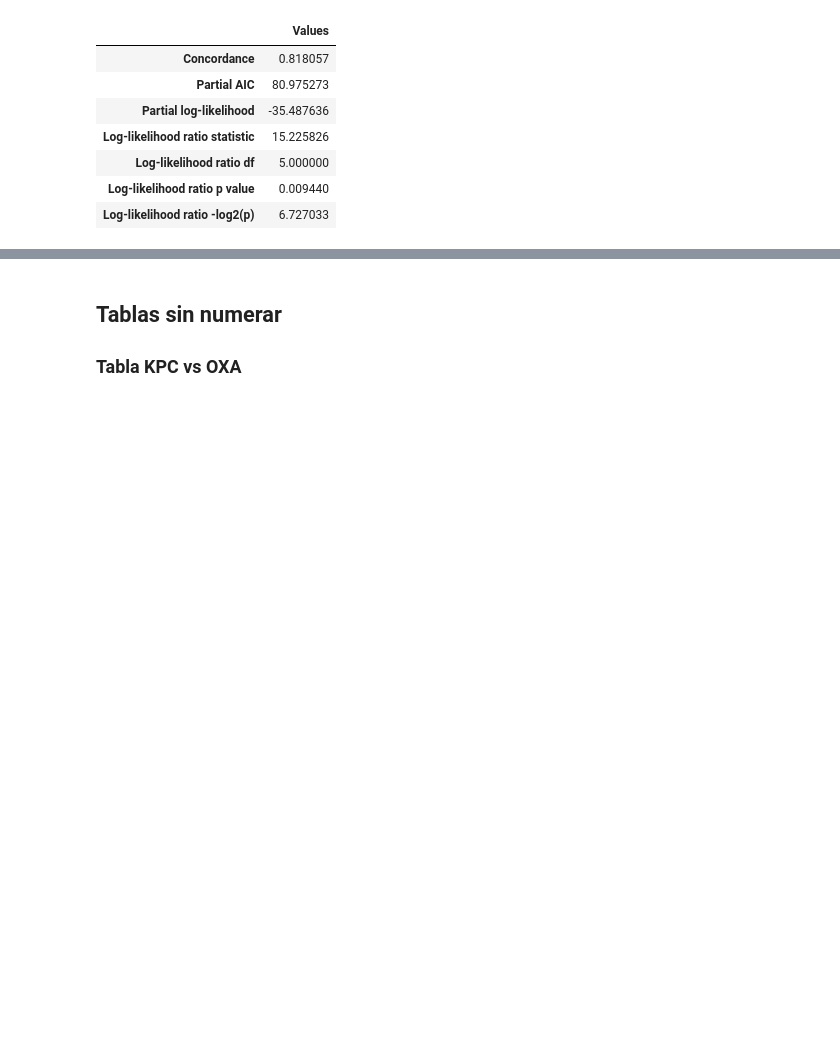
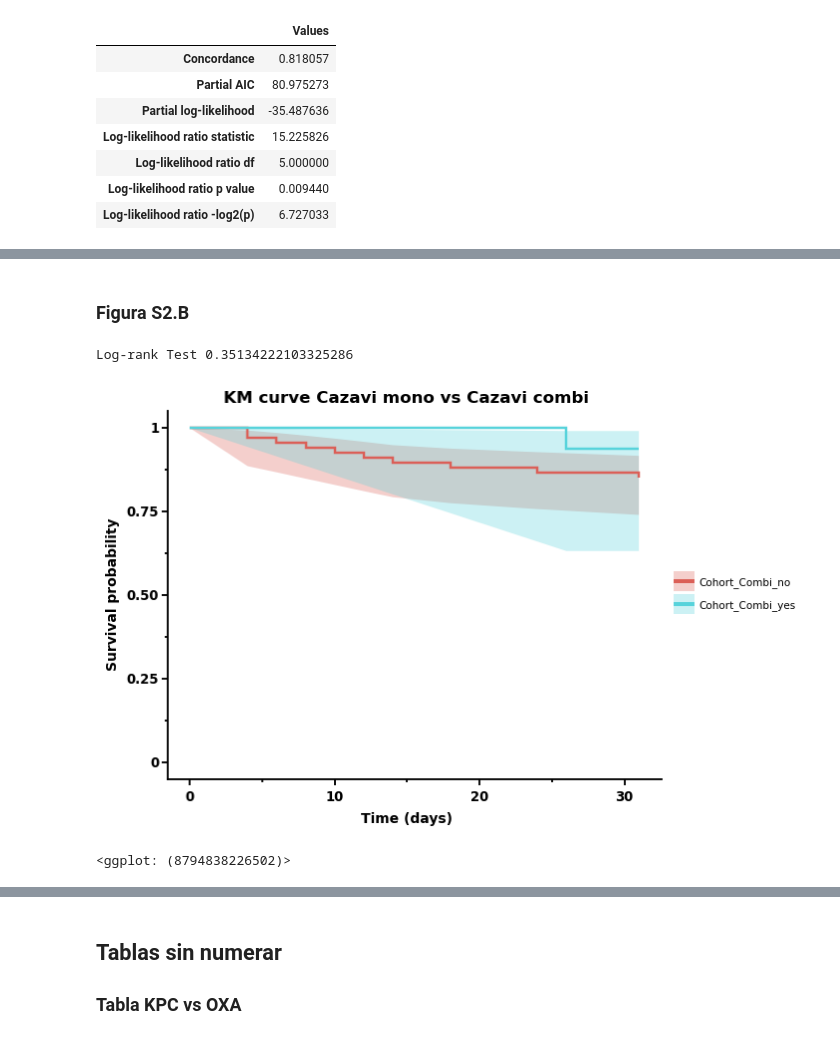
Before and after one commit to JuantonioMS/pystats_utils_base, a Jupyter notebook: test.ipynb, the cells around one changed output, grey strips where cells are left out. Cells and saved outputs as stored; diff of their text form; code cells hidden in the pictures; blank space fills up the shorter version.

```diff
--- a/test.ipynb
+++ b/test.ipynb
@@ -777,0 +873,42 @@ result.summary
+# %% [markdown]
+### Figura S2.B
+# %%
+import pandas as pd
+
+dataframe = pd.read_excel("./test/database/database.xlsx")
+workDataframe = dataframe[dataframe["Cohort_Treatment"] == "yes"]
+workDataframe = workDataframe[workDataframe["Cohort_Cazavi"] == "yes"]
+
+
+from pystats_utils.plot import KaplanMeierCurvePlot
+
+plot = KaplanMeierCurvePlot(dataframe = workDataframe,
+                            classVariable = "Cohort_Combi",
+                            timeVariable = "Time2death_31d_alt",
+                            eventVariable = "Mortality_31d").run(title = "KM curve Cazavi mono vs Cazavi combi",
+                                                                 xlabel = "Time (days)",
+                                                                 ylabel = "Survival probability")
+
+from pystats_utils.test.categorical_comparison import LogRankTest
+
+result = LogRankTest(dataframe = workDataframe,
+                     classVariable = "Cohort_Combi",
+                     timeVariable = "Time2death_31d_alt",
+                     eventVariable = "Mortality_31d").run()
+
+from pystats_utils.table import RiskTable
+
+table = RiskTable(dataframe = workDataframe,
+                  classVariable = "Cohort_Combi",
+                  timeVariable = "Time2death_31d_alt",
+                  eventVariable = "Mortality_31d").run()
+
+print("Log-rank Test", result.pvalue)
+
+table.to_excel("figura_s2b_tabla_raw.xlsx")
+plot.save("figura_s2b_raw.png", dpi = 300)
+plot
+# %% [output]
+Log-rank Test 0.35134222103325286
+[figure, added]
+<ggplot: (8794838226502)>
```
Also changed, not shown: parts of 13 cells of this notebook, 11 other files.
